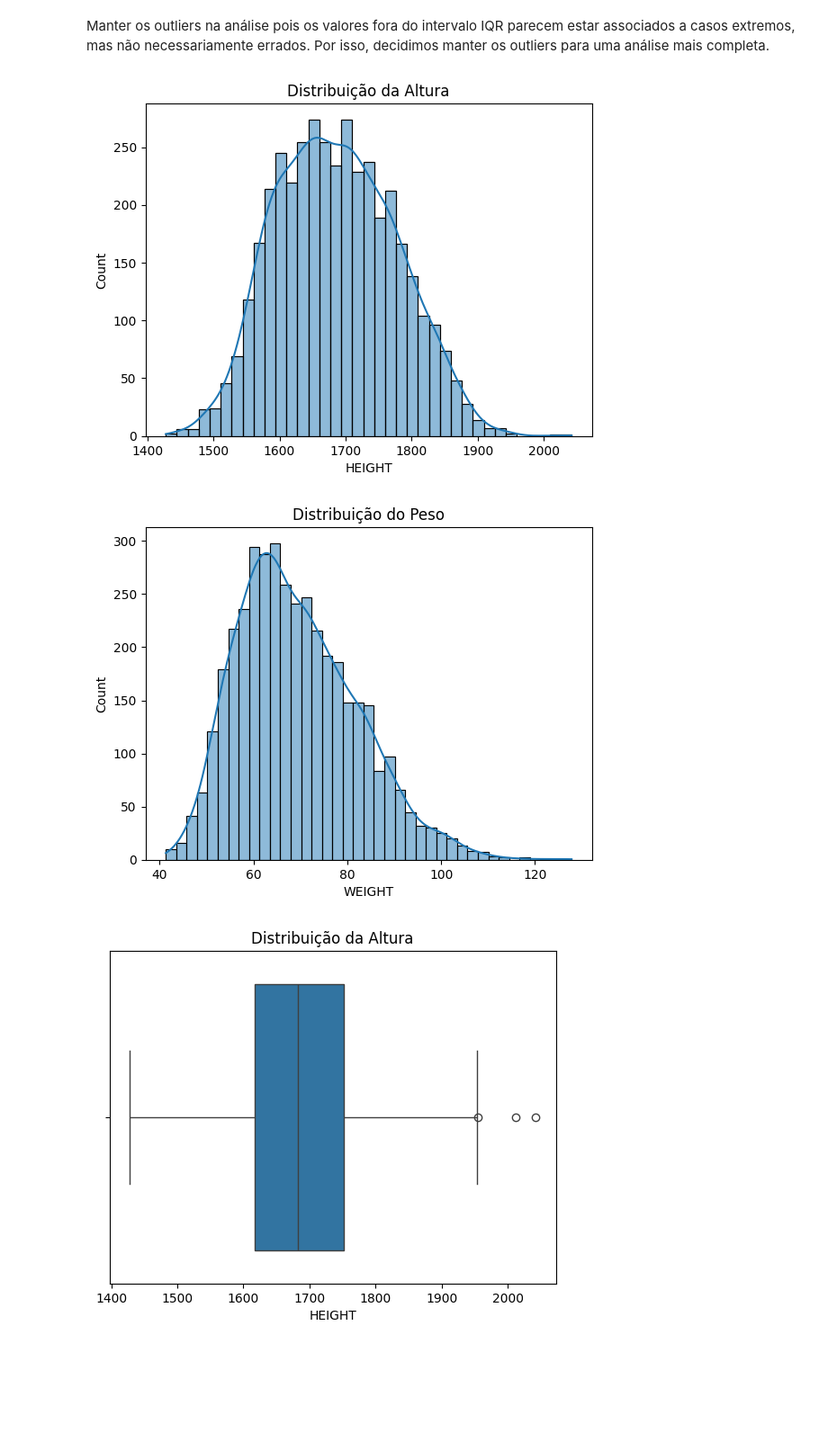
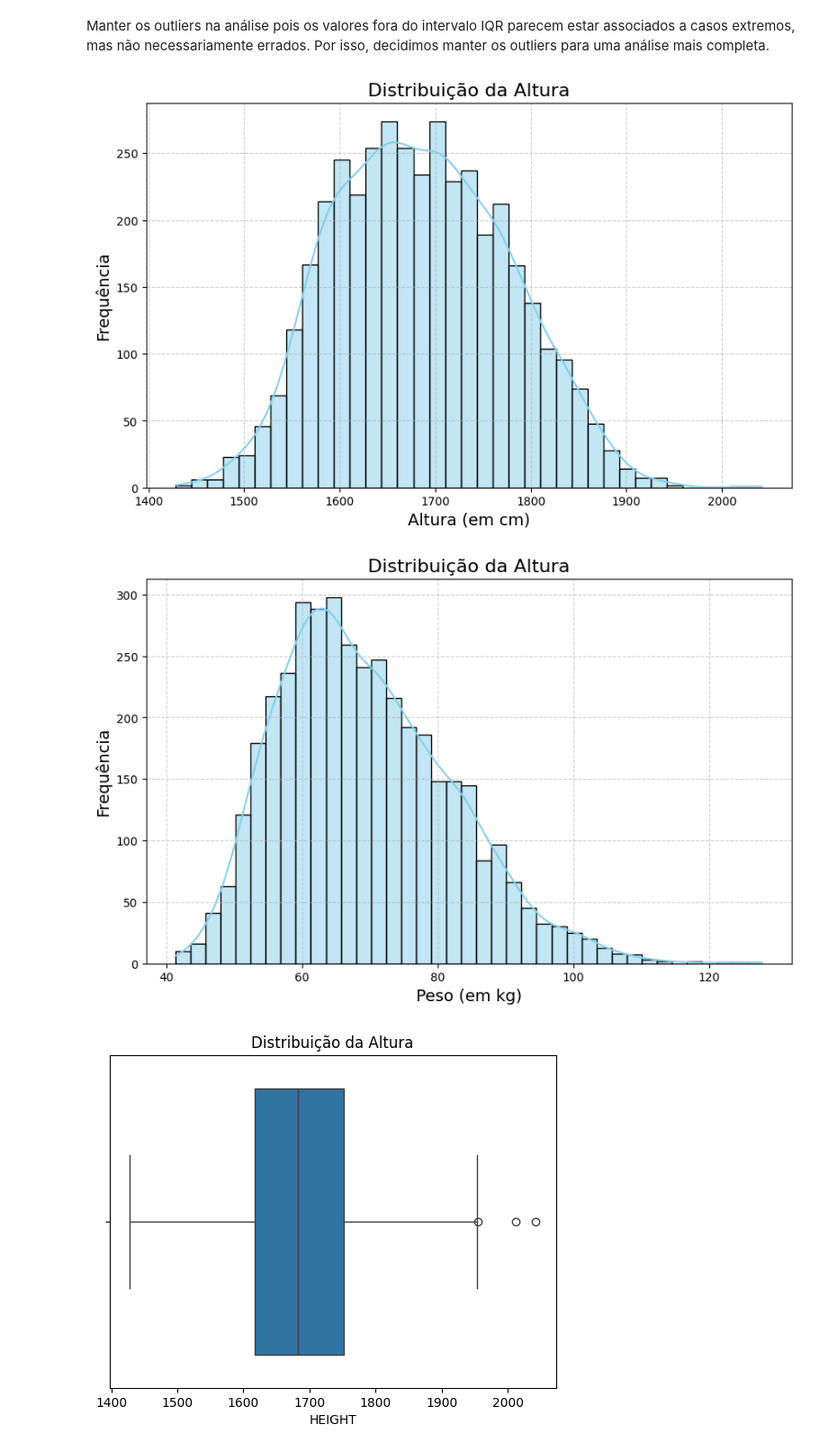
Before and after one commit to gustavogit4/An-lise-explorat-ria-Antropom-trica, a Jupyter notebook: Análise_exploratória_dos_dados_da_ANSUR_I_1998.ipynb, the cells around one changed output. Shown at 90% size. Drawn from its saved outputs; the diff is of its cells as text; code cells hidden in the pictures; blank space fills up the shorter version.

```diff
--- a/Análise_exploratória_dos_dados_da_ANSUR_I_1998.ipynb
+++ b/Análise_exploratória_dos_dados_da_ANSUR_I_1998.ipynb
@@ -96,17 +103,25 @@ import seaborn as sns
 # %%
 # Histograma da Altura
-sns.histplot(df['HEIGHT'], kde=True)
-plt.title("Distribuição da Altura")
+plt.figure(figsize=(10, 6))
+sns.histplot(df['HEIGHT'], kde=True, color='skyblue')
+plt.title("Distribuição da Altura", fontsize=16)
+plt.xlabel("Altura (em cm)", fontsize=14)
+plt.ylabel("Frequência", fontsize=14)
+plt.grid(True, linestyle='--', alpha=0.6)
 plt.show()
 # %% [output]
-[figure, old version]
+[figure, new version]
 # %%
 # Histograma do Peso
-sns.histplot(df['WEIGHT'], kde=True)
-plt.title("Distribuição do Peso")
+plt.figure(figsize=(10, 6))
+sns.histplot(df['WEIGHT'], kde=True, color='skyblue')
+plt.title("Distribuição da Altura", fontsize=16)
+plt.xlabel("Peso (em kg)", fontsize=14)
+plt.ylabel("Frequência", fontsize=14)
+plt.grid(True, linestyle='--', alpha=0.6)
 plt.show()
 # %% [output]
-[figure, old version]
+[figure, new version]
 # %%
 # Boxplot da Altura
 sns.boxplot(x=df['HEIGHT'])
```
Also changed, not shown: parts of 13 cells of this notebook.
